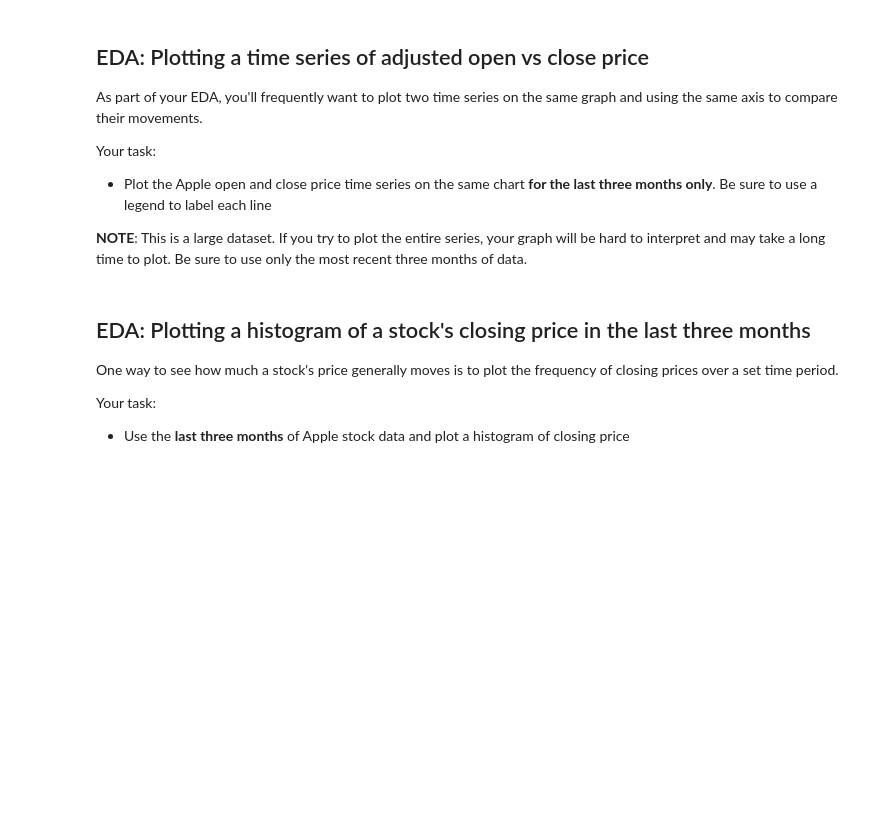
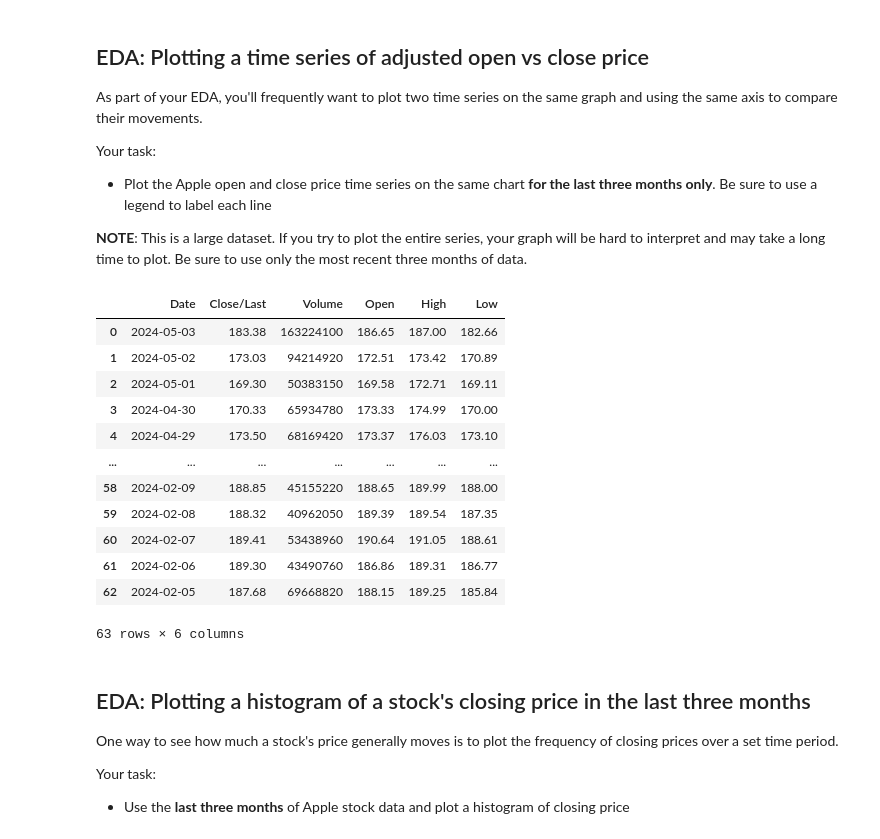
Before and after one commit to waynebar69/Stocks_ML-Pipeline, a Jupyter notebook: Project/EDA.ipynb, the cells around one changed output. Cells and saved outputs as stored; diff of their text form; code cells hidden in the pictures; blank space fills up the shorter version.

```diff
--- a/Project/EDA.ipynb
+++ b/Project/EDA.ipynb
@@ -472,2 +477,18 @@ Your task:
+# %%
+AAPL_last3_months
+# %% [output]
+|  | Date | Close/Last | Volume | Open | High | Low |
+| 0 | 2024-05-03 | 183.38 | 163224100 | 186.65 | 187.00 | 182.66 |
+| 1 | 2024-05-02 | 173.03 | 94214920 | 172.51 | 173.42 | 170.89 |
+| 2 | 2024-05-01 | 169.30 | 50383150 | 169.58 | 172.71 | 169.11 |
+| 3 | 2024-04-30 | 170.33 | 65934780 | 173.33 | 174.99 | 170.00 |
+| 4 | 2024-04-29 | 173.50 | 68169420 | 173.37 | 176.03 | 173.10 |
+| ... | ... | ... | ... | ... | ... | ... |
+| 58 | 2024-02-09 | 188.85 | 45155220 | 188.65 | 189.99 | 188.00 |
+| 59 | 2024-02-08 | 188.32 | 40962050 | 189.39 | 189.54 | 187.35 |
+| 60 | 2024-02-07 | 189.41 | 53438960 | 190.64 | 191.05 | 188.61 |
+| 61 | 2024-02-06 | 189.30 | 43490760 | 186.86 | 189.31 | 186.77 |
+| 62 | 2024-02-05 | 187.68 | 69668820 | 188.15 | 189.25 | 185.84 |
+63 rows × 6 columns
 # %%
 # Plot time series of open v. close stock price for Apple using the last 3 months of data
```
Also changed, not shown: parts of 11 cells of this notebook.
